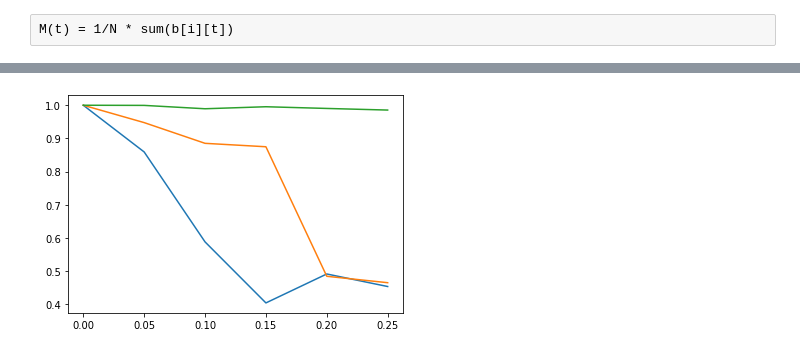
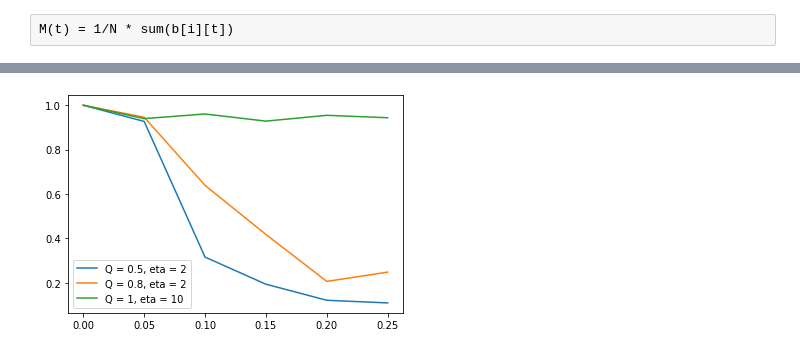
Before and after one commit to Wabognie/BS1_project, a Jupyter notebook: project.ipynb, the cells around one changed output, grey strips where cells are left out. Saved outputs shown, nothing was run; the diff lists cells and outputs as text; code cells hidden in the pictures.

```diff
--- a/project.ipynb
+++ b/project.ipynb
@@ -292,12 +292,23 @@ def M(t, b, nCell):
 def R(t, b, nCell):
     M_values = []
     b_values = []
+
     for t in range(0, t):
         M_values.append(M(t, b, nCell))
 
+    num = np.mean(np.power(M_values,2)) - np.power(np.mean(M_values),2)
+
     for i in range(0, nCell):
-        b_values.append(np.std(b[i,:]))
-    return np.std(M_values) / np.mean(b_values)
+        bi2_values = []
+        b2i_values = []
+        b2i_values.append(b[i,:]**2)
+        bi2_values.append(b[i,:])
+
+        b_values.append(np.mean(b2i_values) - np.mean(bi2_values)**2)
+
+    den = np.mean(b_values)
+
+    return num/den
 # %%
 nCell = 10
 ##constantes
@@ -369,48 +391,59 @@ for Q, eta in (0.5, 2), (0.8, 2), (1, 10):
 
         beta = []
         for i in range(nCell):
             beta.append(random.gauss(1, deltaB))
 
         ### Initialisation des matrices
         a = np.zeros((nCell, t))
         b = np.zeros((nCell, t))
         c = np.zeros((nCell, t))
 
         A = np.zeros((nCell, t))
         B = np.zeros((nCell, t))
         C = np.zeros((nCell, t))
 
         S = np.zeros((nCell, t))
         Se = np.zeros((nCell, t))
 
-        a[:,0] = random.randint(0,100)
-        b[:,0] = random.randint(0,100)
-        c[:,0] = random.randint(0,100)
+        a[:,0] = 0
+        b[:,0] = 0
+        c[:,0] = 0
 
-        A[:,0] = random.randint(0,100)
-        B[:,0] = random.randint(0,100)
-        C[:,0] = random.randint(0,100)
+        A[:,0] = 0
+        B[:,0] = 0
+        C[:,0] = 0
 
-        S[:,0] = random.randint(0,100)
-        Se[:,0] = random.randint(0,100)
+        S[:,0] = 0
+        Se[:,0] = 0
 
         ### Calcul des valeurs
         for j in range(0, t-1):
             for i in range(0, nCell):
-                a[i,j+1] = a[i,j] + tau *(-a[i,j]+(alpha/(1+C[i,j]**n)))
-                b[i,j+1] = b[i,j] + tau *(-b[i,j]+(alpha/(1+A[i,j]**n)))
-                c[i,j+1] = c[i,j] + tau *(-c[i,j]+(alpha/(1+B[i,j]**n))+(kappa*S[i,j]/1+S[i,j]))
+                Se[i, j] = Q * np.mean(S[:, j])
 
-                A[i,j+1] = A[i,j]+ tau*(beta[i]*(a[i,j]-A[i,j]))
-                B[i,j+1] = B[i,j]+ tau*(beta[i]*(b[i,j]-B[i,j]))
-                C[i,j+1] = C[i,j]+ tau*(beta[i]*(c[i,j]-C[i,j]))
+                abis = a[i,j] + tau/2 *(-a[i,j]+(alpha/(1+C[i,j]**n)))
+                bbis = b[i,j] + tau/2 *(-b[i,j]+(alpha/(1+A[i,j]**n)))
+                cbis = c[i,j] + tau/2 *(-c[i,j]+(alpha/(1+B[i,j]**n))+(kappa*S[i,j]/1+S[i,j]))
 
-                Se[i,j] = Q*np.mean(S[:,j])
+                Abis = A[i, j] + tau/2 * (beta[i] * (a[i, j] - A[i, j]))
+                Bbis = B[i, j] + tau/2 * (beta[i] * (b[i, j] - B[i, j]))
+                Cbis = C[i, j] + tau/2 * (beta[i] * (c[i, j] - C[i, j]))
 
-                S[i,j+1] = S[i,j]+tau*((-k_s0*S[i,j])+(k_s1*A[i,j])-(eta*(S[i,j]-Se[i,j])))
+                Sbis = S[i, j] + tau/2 * ((-k_s0 * S[i, j]) + (k_s1 * A[i, j]) - (eta * (S[i, j] - Se[i, j])))
+
+                a[i,j+1] = a[i,j] + tau *(-abis+(alpha/(1+Cbis**n)))
+                b[i,j+1] = b[i,j] + tau *(-bbis+(alpha/(1+Abis**n)))
+                c[i,j+1] = c[i,j] + tau *(-cbis+(alpha/(1+Bbis**n))+(kappa*Sbis/1+Sbis))
+
+                A[i,j+1] = A[i, j]+ tau*(beta[i]*(abis-Abis))
+                B[i,j+1] = B[i, j]+ tau*(beta[i]*(bbis-Bbis))
+                C[i,j+1] = C[i, j]+ tau*(beta[i]*(cbis-Cbis))
+
+                S[i,j+1] = S[i,j]+tau*((-k_s0*Sbis)+(k_s1*Abis)-(eta*(Sbis-Se[i,j])))
 
         deltaB_values.append(deltaB)
         R_values.append(R(t, b, nCell))
-    plt.plot(deltaB_values, R_values)
+    plt.plot(deltaB_values, R_values, label = str("Q = " + str(Q) + ", eta = " + str(eta)))
+    plt.legend()
 # %% [output]
-[figure, old version]
+[figure, new version]
```
Also changed, not shown: parts of 1 cell of this notebook.
